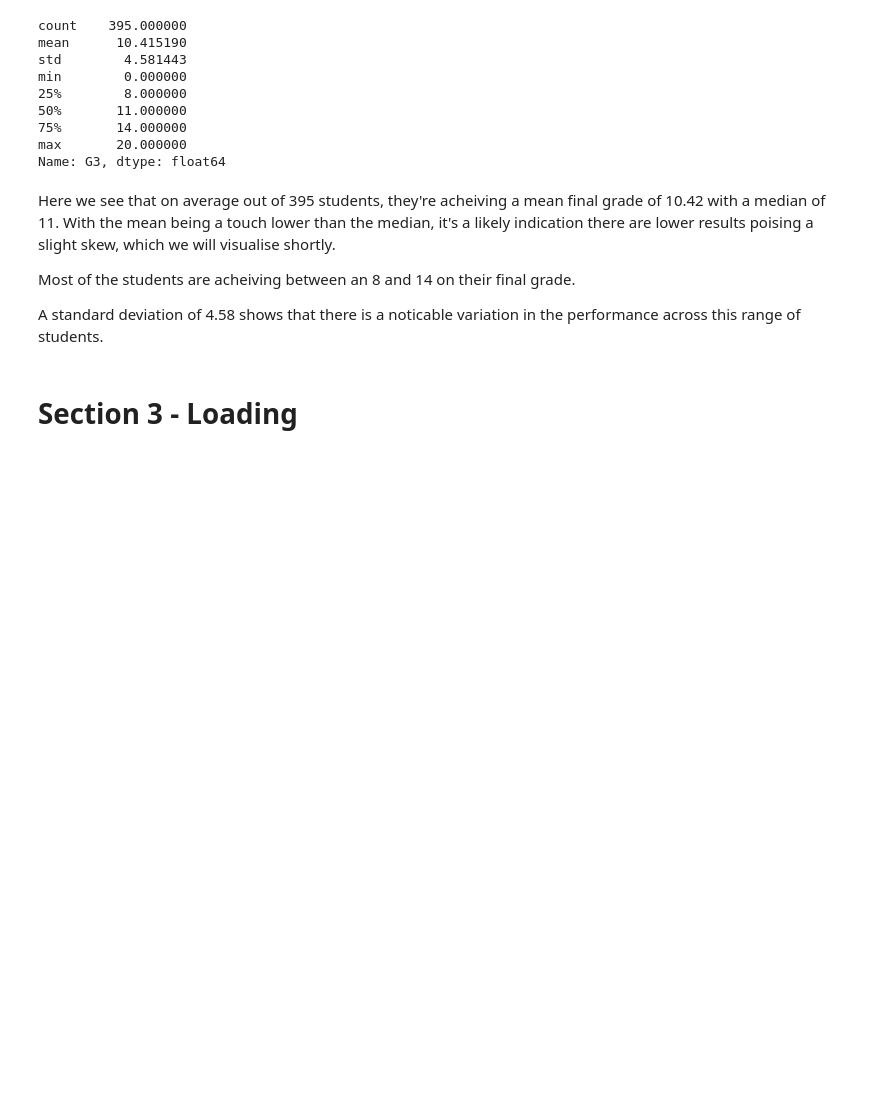
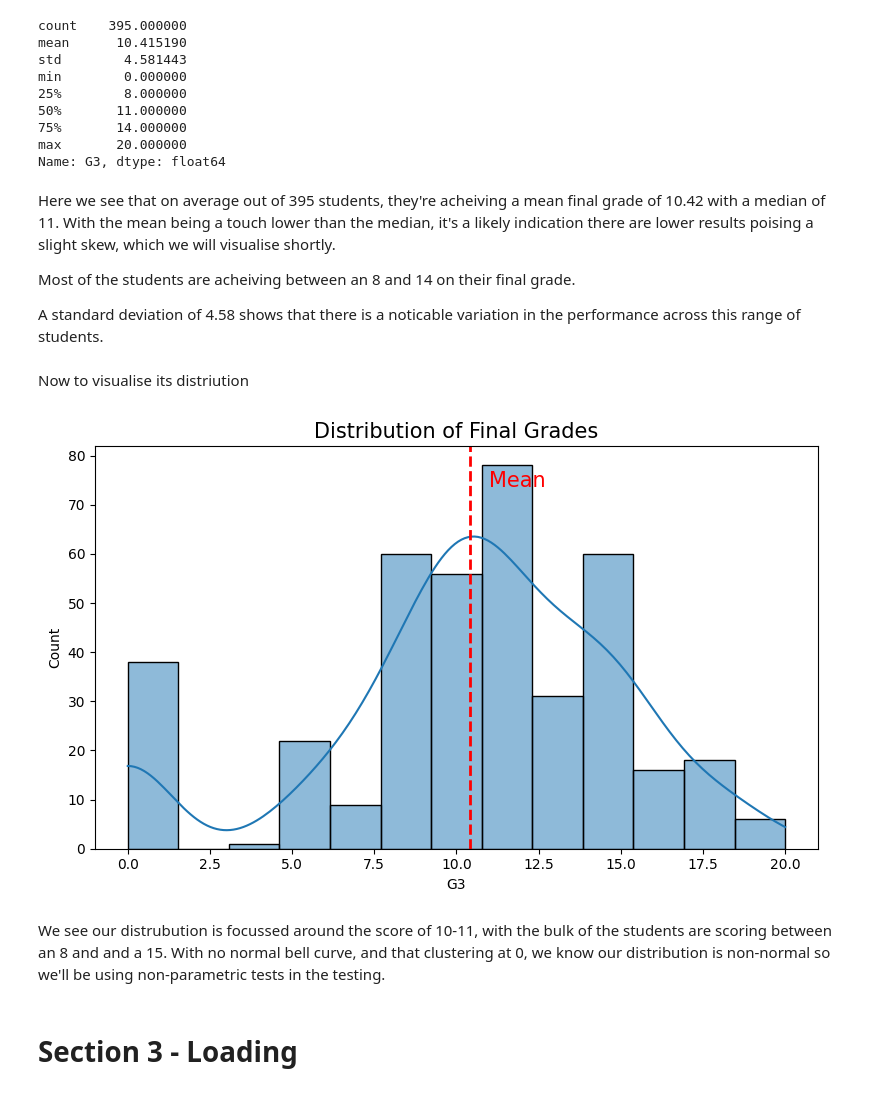
Before and after one commit to 13NateMate37/NHastings_StudentsWhoSlipOnMaths_CI_Capstone_3, a Jupyter notebook: jupyter_notebooks/2_EDA.ipynb, the cells around one changed output. Drawn from its saved outputs; the diff is of its cells as text; code cells hidden in the pictures; blank space fills up the shorter version.

```diff
--- a/jupyter_notebooks/2_EDA.ipynb
+++ b/jupyter_notebooks/2_EDA.ipynb
@@ -116,6 +116,33 @@ Here we see that on average out of 395 students, they're acheiving a mean final
 Most of the students are acheiving between an 8 and 14 on their final grade.
 
 A standard deviation of 4.58 shows that there is a noticable variation in the performance across this range of students.
+# %% [markdown]
+Now to visualise its distriution
+# %%
+# There is s bug with the matplotlib object,
+# requiring the cell to be run twice to get the visual output
+
+# Method and format taken from Code Institues
+# 'Descriptive Statistics Topic 3: Variability' lesson notebook
+
+fig, axes = plt.subplots(figsize=(8,5))
+plt.title("Distribution of Final Grades", fontsize=15)
+sns.histplot(
+    data=df_cleaned,
+    x="G3",
+    kde=True
+  )
+
+plt.axvline(df_cleaned["G3"].mean(), color='r', linestyle='dashed', linewidth=2)
+plt.text(x=df_cleaned["G3"].mean() + df_cleaned["G3"].std()/8 , y=axes.get_ylim()[1] * 0.90, s='Mean', fontsize=15, c='r')
+
+fig.tight_layout()
+plt.show()
+plt.close(fig)
+# %% [output]
+[figure, added]
+# %% [markdown]
+We see our distrubution is focussed around the score of 10-11, with the bulk of the students are scoring between an 8 and and a 15. With no normal bell curve, and that clustering at 0, we know our distribution is non-normal so we'll be using non-parametric tests in the testing.
 # %% [markdown]
 # Section 3 - Loading
 # %% [markdown]
```
